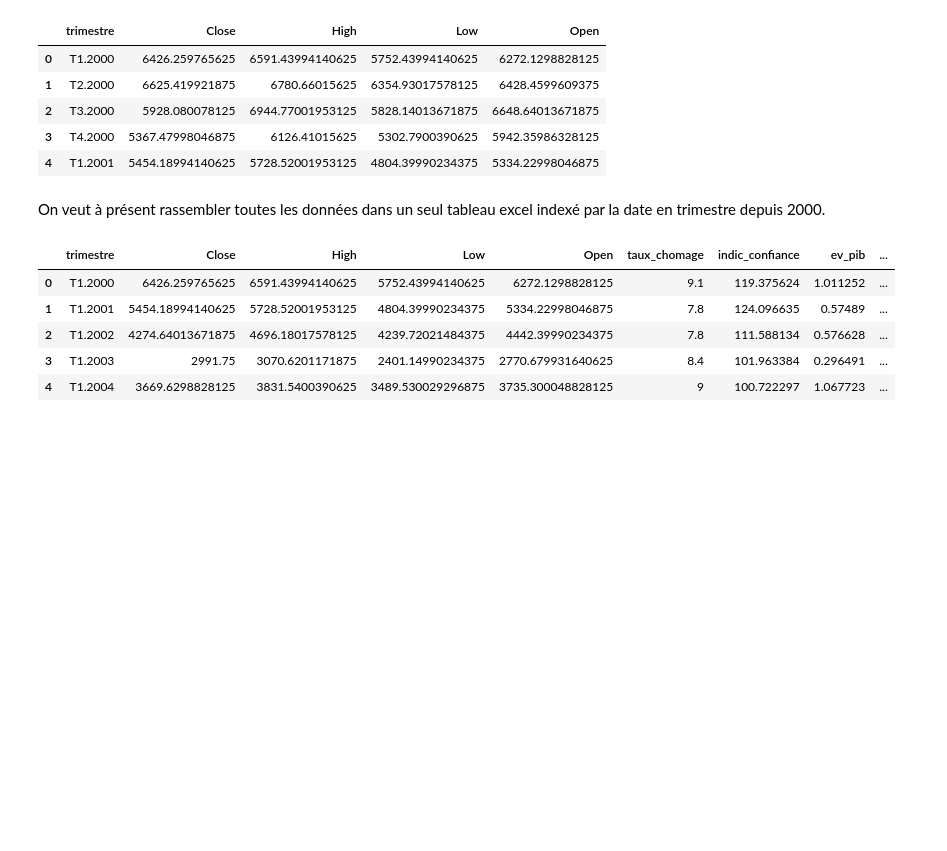
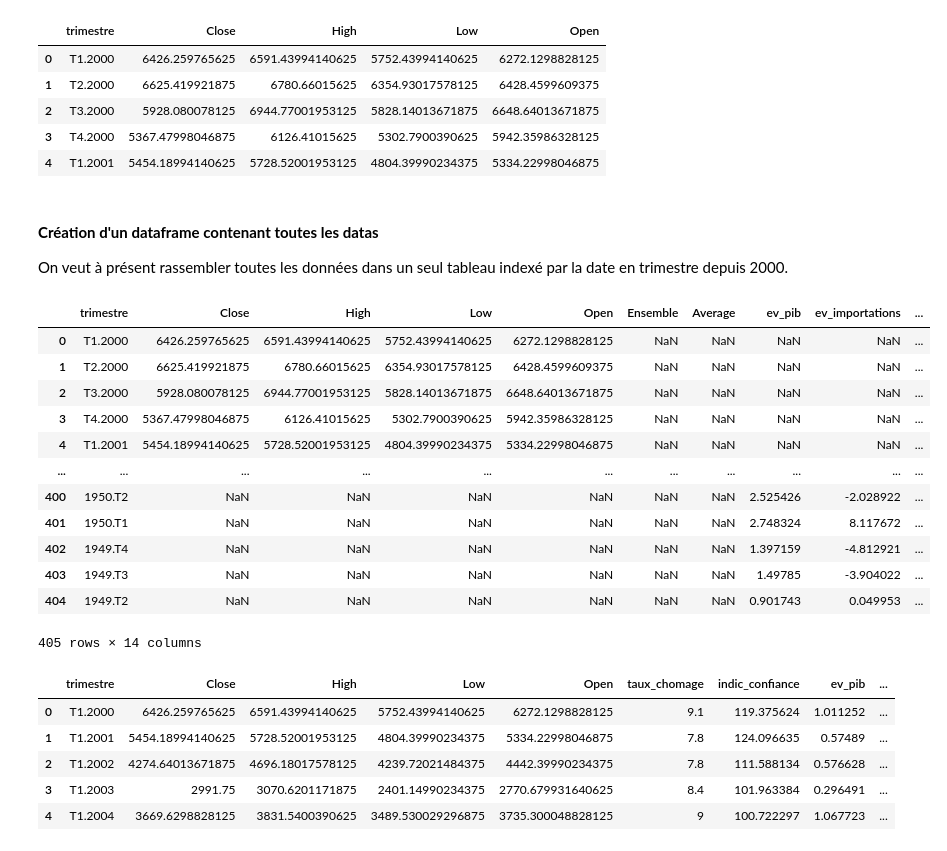
Before and after one commit to amreily/Projet-python-2A, a Jupyter notebook: Notebook_pythondata.ipynb, the cells around one changed output. Drawn from its saved outputs; the diff is of its cells as text; code cells hidden in the pictures; blank space fills up the shorter version.

Commit message:
integration fonction url

```diff
--- a/Notebook_pythondata.ipynb
+++ b/Notebook_pythondata.ipynb
@@ -320,6 +588,6 @@ Index([209], dtype='int64')
 # %%
-# On supprime les premières lignes inutiles pour que les données débutent au premier trimestre de l'année 2000
-ev_pib = ev_pib.iloc[209:].reset_index(drop=True)
+# # On supprime les premières lignes inutiles pour que les données débutent au premier trimestre de l'année 2000
+# ev_pib = ev_pib.iloc[209:].reset_index(drop=True)
 # %% [markdown]
 On souhaite créer une nouvelle variable qui regroupe l'évolution de la consommation des ménages et des APU.
 # %%
@@ -463,20 +813,20 @@ Empty DataFrame
 Columns: [mois_année, ipc_menage]
 Index: []
 # %%
-#Passage de données mensuelles à trimestrielles
-# Conversion de la colonne 'mois_année' en type datetime
-ipc['mois_année'] = pd.to_datetime(ipc['mois_année'], format='%Y-%m')
+# #Passage de données mensuelles à trimestrielles
+# # Conversion de la colonne 'mois_année' en type datetime
+# ipc['mois_année'] = pd.to_datetime(ipc['mois_année'], format='%Y-%m')
 
-# Définir la colonne 'mois_année' comme index
-ipc.set_index('mois_année', inplace=True)
+# # Définir la colonne 'mois_année' comme index
+# ipc.set_index('mois_année', inplace=True)
 
-# Résumer les données par trimestre (somme dans cet exemple)
-ipc = ipc.resample('QE').sum()
+# # Résumer les données par trimestre (somme dans cet exemple)
+# ipc = ipc.resample('QE').sum()
 
-#Réinitialisation de la colonne mois_année et changement de nom
-ipc = ipc.reset_index()
-ipc.rename(columns={'mois_année': 'trimestre'}, inplace=True)
+# #Réinitialisation de la colonne mois_année et changement de nom
+# ipc = ipc.reset_index()
+# ipc.rename(columns={'mois_année': 'trimestre'}, inplace=True)
 
-#Vérification
-ipc.head()
+# #Vérification
+# ipc.head()
 # %% [output]
@@ -489,7 +834,7 @@ ipc.head()
 # %%
-#On utilise la fonction définie précedemmentpour modifier la colonne trimestre pour que toutes les colonnes soient du même format
-ipc['trimestre'] = ipc['trimestre'].apply(format_trimestre)
+# #On utilise la fonction définie précedemmentpour modifier la colonne trimestre pour que toutes les colonnes soient du même format
+# ipc['trimestre'] = ipc['trimestre'].apply(format_trimestre)
 
-#Verification
-ipc.head()
+# #Verification
+# ipc.head()
 # %% [output]
@@ -588,7 +960,31 @@ cac40.head()
 | 3 | T4.2000 | 5367.47998046875 | 6126.41015625 | 5302.7900390625 | 5942.35986328125 |
 | 4 | T1.2001 | 5454.18994140625 | 5728.52001953125 | 4804.39990234375 | 5334.22998046875 |
 # %% [markdown]
-On veut à présent rassembler toutes les données dans un seul tableau excel indexé par la date en trimestre depuis 2000.
+#### **Création d'un dataframe contenant toutes les datas**
+On veut à présent rassembler toutes les données dans un seul tableau indexé par la date en trimestre depuis 2000.
+# %%
+# Fusionner toutes les données dans un seul dataframe
+dfs = [cac40, chomage, confiance, ev_pib, ipc]
+df = dfs[0]  # Initialisation avec le premier dataframe
+
+for other_df in dfs[1:]:
+    df = df.merge(other_df, on="trimestre", how="outer")
+
+df
+# %% [output]
+|  | trimestre | Close | High | Low | Open | Ensemble | Average | ev_pib | ev_importations | ... |
+| 0 | T1.2000 | 6426.259765625 | 6591.43994140625 | 5752.43994140625 | 6272.1298828125 | NaN | NaN | NaN | NaN | ... |
+| 1 | T2.2000 | 6625.419921875 | 6780.66015625 | 6354.93017578125 | 6428.4599609375 | NaN | NaN | NaN | NaN | ... |
+| 2 | T3.2000 | 5928.080078125 | 6944.77001953125 | 5828.14013671875 | 6648.64013671875 | NaN | NaN | NaN | NaN | ... |
+| 3 | T4.2000 | 5367.47998046875 | 6126.41015625 | 5302.7900390625 | 5942.35986328125 | NaN | NaN | NaN | NaN | ... |
+| 4 | T1.2001 | 5454.18994140625 | 5728.52001953125 | 4804.39990234375 | 5334.22998046875 | NaN | NaN | NaN | NaN | ... |
+| ... | ... | ... | ... | ... | ... | ... | ... | ... | ... | ... |
+| 400 | 1950.T2 | NaN | NaN | NaN | NaN | NaN | NaN | 2.525426 | -2.028922 | ... |
+| 401 | 1950.T1 | NaN | NaN | NaN | NaN | NaN | NaN | 2.748324 | 8.117672 | ... |
+| 402 | 1949.T4 | NaN | NaN | NaN | NaN | NaN | NaN | 1.397159 | -4.812921 | ... |
+| 403 | 1949.T3 | NaN | NaN | NaN | NaN | NaN | NaN | 1.49785 | -3.904022 | ... |
+| 404 | 1949.T2 | NaN | NaN | NaN | NaN | NaN | NaN | 0.901743 | 0.049953 | ... |
+405 rows × 14 columns
 # %%
 # Fusionner toutes les données dans un seul DataFrame
 df = cac40.merge(chomage, on="trimestre").merge(confiance, on="trimestre", how="outer")
```
Also changed, not shown: parts of 69 cells of this notebook, 2 other files.
